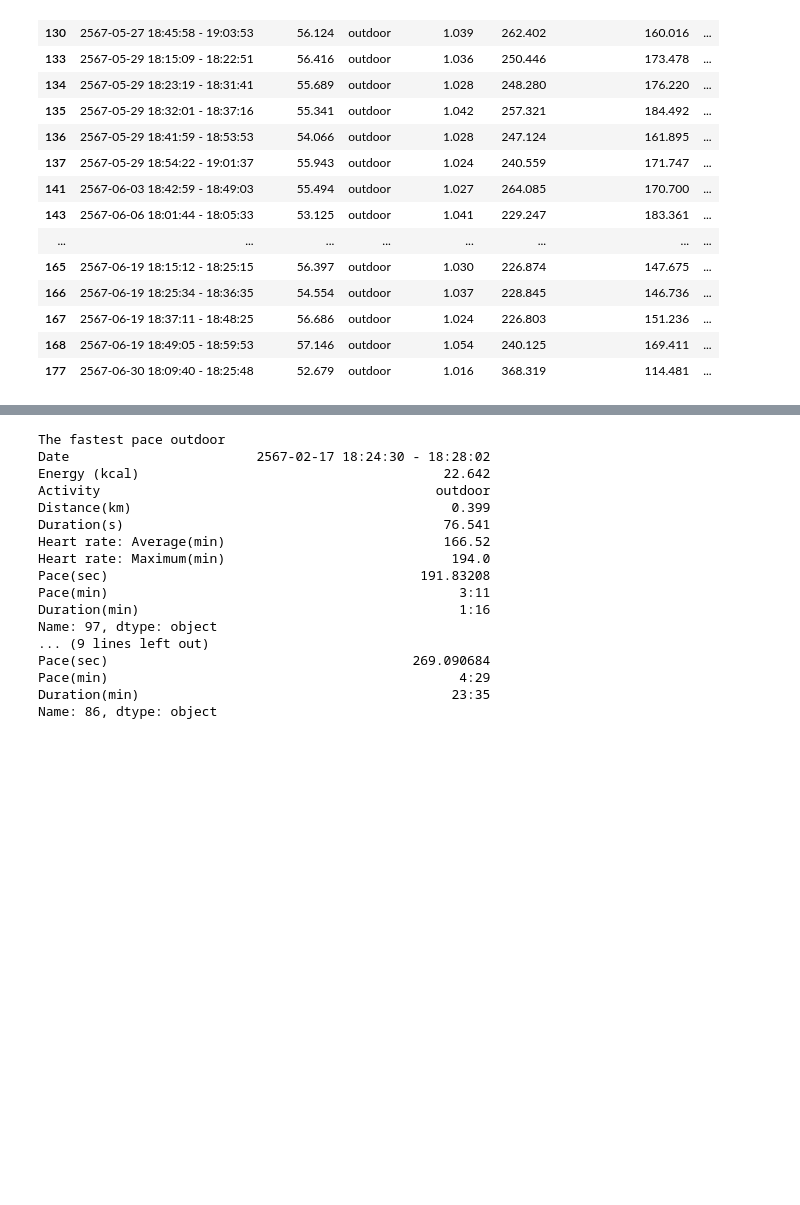
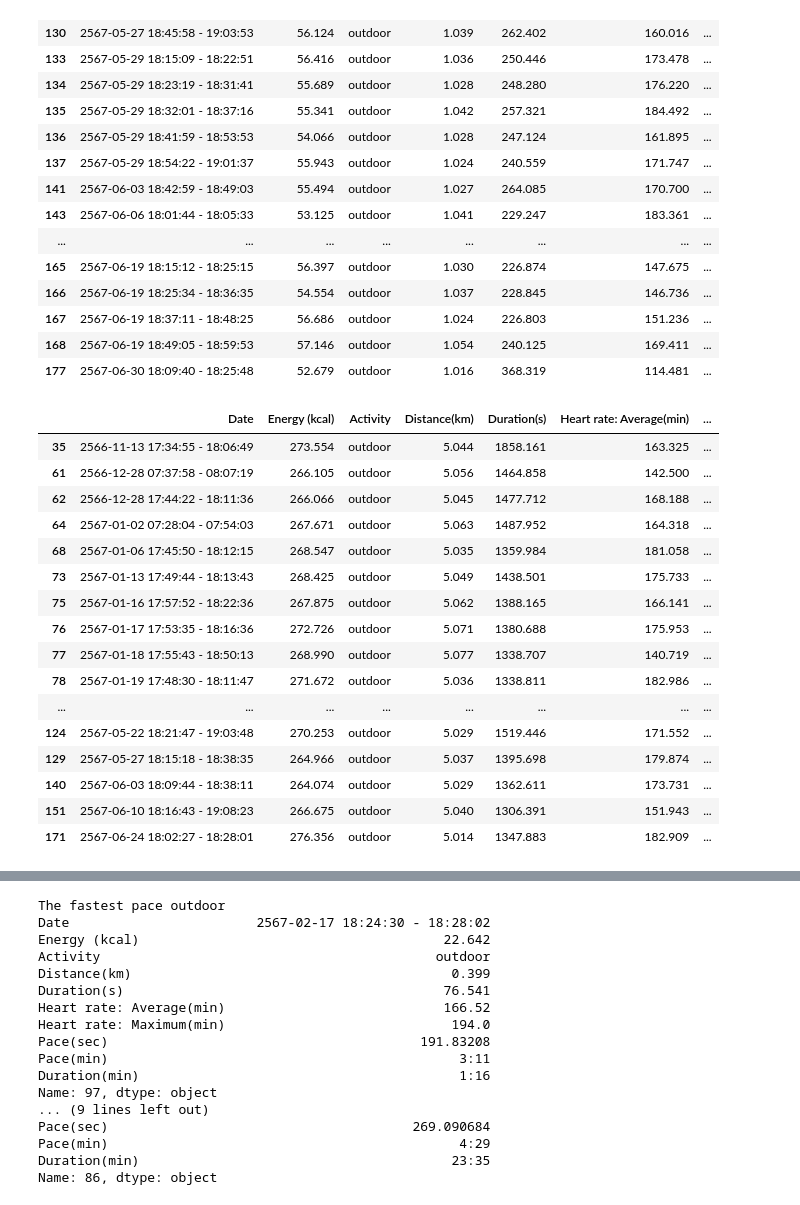
Before and after one commit to JFKongphop/running-analysis, a Jupyter notebook: index.ipynb, the cells around one changed output, grey strips where cells are left out. Cells and saved outputs as stored; diff of their text form; code cells hidden in the pictures; blank space fills up the shorter version.

Commit message:
aff filter of each distance running

```diff
--- a/index.ipynb
+++ b/index.ipynb
@@ -53,3 +53,6 @@ def convert_activity(activity):
 # %%
 def filter_interval(df: DataFrame):
   return df[(df['Distance(km)'] >= 1) & (df['Distance(km)'] <= 1.1)]
+# %%
+def filter_5K(df: DataFrame):
+  return df[(df['Distance(km)'] >= 5) & (df['Distance(km)'] <= 5.1) ]
@@ -173,3 +185,24 @@ filter_interval(df)
 | 167 | 2567-06-19 18:37:11 - 18:48:25 | 56.686 | outdoor | 1.024 | 226.803 | 151.236 | ... |
 | 168 | 2567-06-19 18:49:05 - 18:59:53 | 57.146 | outdoor | 1.054 | 240.125 | 169.411 | ... |
 | 177 | 2567-06-30 18:09:40 - 18:25:48 | 52.679 | outdoor | 1.016 | 368.319 | 114.481 | ... |
+# %%
+run5k = filter_5K(outdoor)
+run5k
+# %% [output]
+|  | Date | Energy (kcal) | Activity | Distance(km) | Duration(s) | Heart rate: Average(min) | ... |
+| 35 | 2566-11-13 17:34:55 - 18:06:49 | 273.554 | outdoor | 5.044 | 1858.161 | 163.325 | ... |
+| 61 | 2566-12-28 07:37:58 - 08:07:19 | 266.105 | outdoor | 5.056 | 1464.858 | 142.500 | ... |
+| 62 | 2566-12-28 17:44:22 - 18:11:36 | 266.066 | outdoor | 5.045 | 1477.712 | 168.188 | ... |
+| 64 | 2567-01-02 07:28:04 - 07:54:03 | 267.671 | outdoor | 5.063 | 1487.952 | 164.318 | ... |
+| 68 | 2567-01-06 17:45:50 - 18:12:15 | 268.547 | outdoor | 5.035 | 1359.984 | 181.058 | ... |
+| 73 | 2567-01-13 17:49:44 - 18:13:43 | 268.425 | outdoor | 5.049 | 1438.501 | 175.733 | ... |
+| 75 | 2567-01-16 17:57:52 - 18:22:36 | 267.875 | outdoor | 5.062 | 1388.165 | 166.141 | ... |
+| 76 | 2567-01-17 17:53:35 - 18:16:36 | 272.726 | outdoor | 5.071 | 1380.688 | 175.953 | ... |
+| 77 | 2567-01-18 17:55:43 - 18:50:13 | 268.990 | outdoor | 5.077 | 1338.707 | 140.719 | ... |
+| 78 | 2567-01-19 17:48:30 - 18:11:47 | 271.672 | outdoor | 5.036 | 1338.811 | 182.986 | ... |
+| ... | ... | ... | ... | ... | ... | ... | ... |
+| 124 | 2567-05-22 18:21:47 - 19:03:48 | 270.253 | outdoor | 5.029 | 1519.446 | 171.552 | ... |
+| 129 | 2567-05-27 18:15:18 - 18:38:35 | 264.966 | outdoor | 5.037 | 1395.698 | 179.874 | ... |
+| 140 | 2567-06-03 18:09:44 - 18:38:11 | 264.074 | outdoor | 5.029 | 1362.611 | 173.731 | ... |
+| 151 | 2567-06-10 18:16:43 - 19:08:23 | 266.675 | outdoor | 5.040 | 1306.391 | 151.943 | ... |
+| 171 | 2567-06-24 18:02:27 - 18:28:01 | 276.356 | outdoor | 5.014 | 1347.883 | 182.909 | ... |
```
Also changed, not shown: parts of 7 cells of this notebook.
